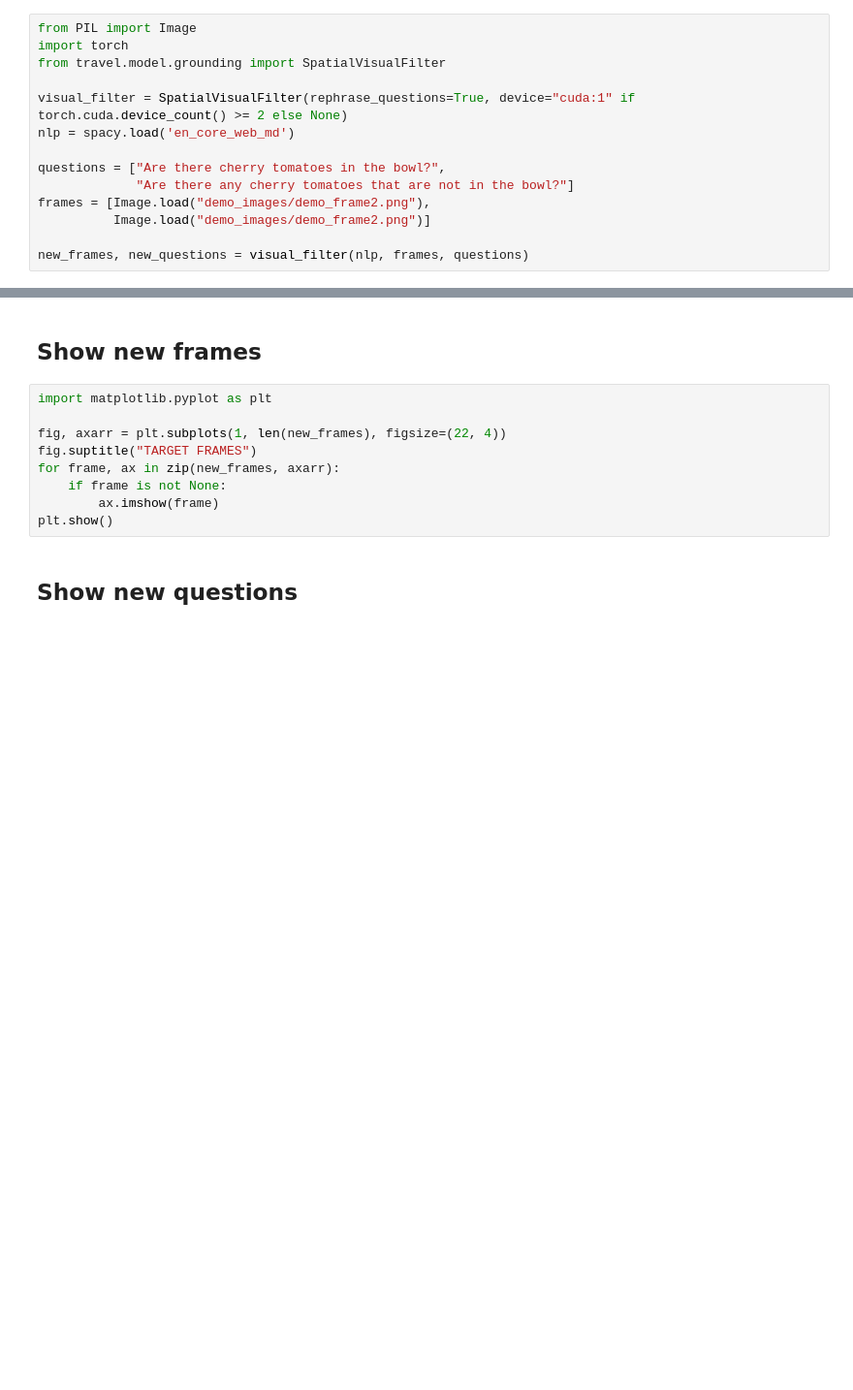
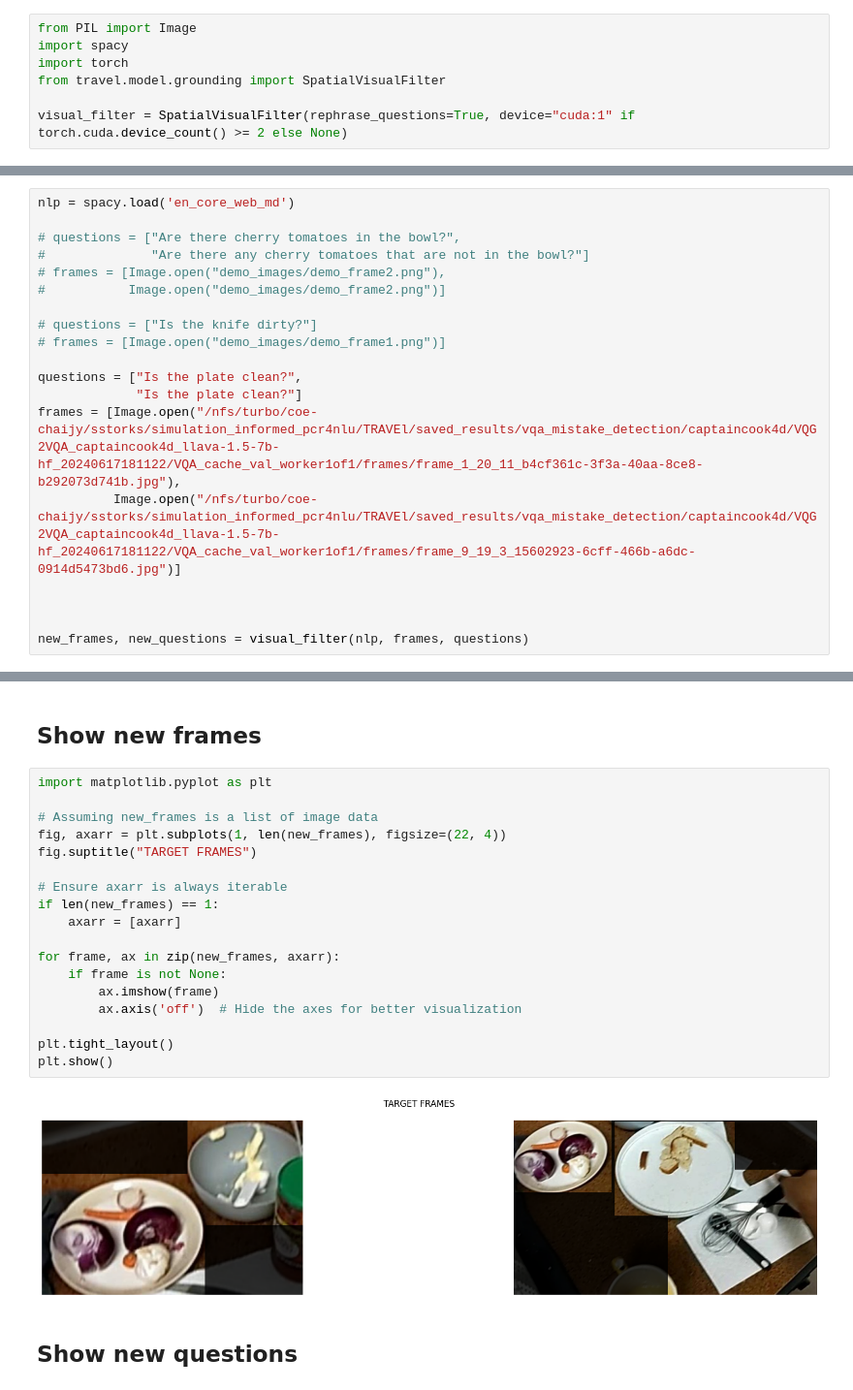
Before and after one commit to sled-group/Transparent-Coherent-PMD, a Jupyter notebook: spatial_filter_prototyping.ipynb, the cells around one changed output, grey strips where cells are left out. Shown: that part at 97% size. Saved outputs shown, nothing was run; the diff lists cells and outputs as text; blank space fills up the shorter version.

Commit message:
Small spatial filter improvements

```diff
--- a/spatial_filter_prototyping.ipynb
+++ b/spatial_filter_prototyping.ipynb
@@ -33,15 +39,8 @@ are
 # Test full spatial filter
 # %%
 from PIL import Image
+import spacy
 import torch
 from travel.model.grounding import SpatialVisualFilter
 
 visual_filter = SpatialVisualFilter(rephrase_questions=True, device="cuda:1" if torch.cuda.device_count() >= 2 else None)
-nlp = spacy.load('en_core_web_md')
-
-questions = ["Are there cherry tomatoes in the bowl?",
-             "Are there any cherry tomatoes that are not in the bowl?"]
-frames = [Image.load("demo_images/demo_frame2.png"),
-          Image.load("demo_images/demo_frame2.png")]
-
-new_frames, new_questions = visual_filter(nlp, frames, questions)
@@ -47,0 +49,19 @@ new_frames, new_questions = visual_filter(nlp, frames, questions)
+# %%
+nlp = spacy.load('en_core_web_md')
+
+# questions = ["Are there cherry tomatoes in the bowl?",
+#              "Are there any cherry tomatoes that are not in the bowl?"]
+# frames = [Image.open("demo_images/demo_frame2.png"),
+#           Image.open("demo_images/demo_frame2.png")]
+
+# questions = ["Is the knife dirty?"]
+# frames = [Image.open("demo_images/demo_frame1.png")]
+
+questions = ["Is the plate clean?",
+             "Is the plate clean?"]
+frames = [Image.open("/nfs/turbo/coe-chaijy/sstorks/simulation_informed_pcr4nlu/TRAVEl/saved_results/vqa_mistake_detection/captaincook4d/VQG2VQA_captaincook4d_llava-1.5-7b-hf_20240617181122/VQA_cache_val_worker1of1/frames/frame_1_20_11_b4cf361c-3f3a-40aa-8ce8-b292073d741b.jpg"),
+          Image.open("/nfs/turbo/coe-chaijy/sstorks/simulation_informed_pcr4nlu/TRAVEl/saved_results/vqa_mistake_detection/captaincook4d/VQG2VQA_captaincook4d_llava-1.5-7b-hf_20240617181122/VQA_cache_val_worker1of1/frames/frame_9_19_3_15602923-6cff-466b-a6dc-0914d5473bd6.jpg")]
+
+
+
+new_frames, new_questions = visual_filter(nlp, frames, questions)
@@ -50,12 +82,23 @@ new_frames, new_questions = visual_filter(nlp, frames, questions)
 # %%
 import matplotlib.pyplot as plt
 
+# Assuming new_frames is a list of image data
 fig, axarr = plt.subplots(1, len(new_frames), figsize=(22, 4))
 fig.suptitle("TARGET FRAMES")
+
+# Ensure axarr is always iterable
+if len(new_frames) == 1:
+    axarr = [axarr]
+
 for frame, ax in zip(new_frames, axarr):
     if frame is not None:
         ax.imshow(frame)
+        ax.axis('off')  # Hide the axes for better visualization
+
+plt.tight_layout()
 plt.show()
+# %% [output]
+[figure, added]
 # %% [markdown]
 ## Show new questions
 # %%
```
Also changed, not shown: parts of 4 cells of this notebook, 6 other files.
